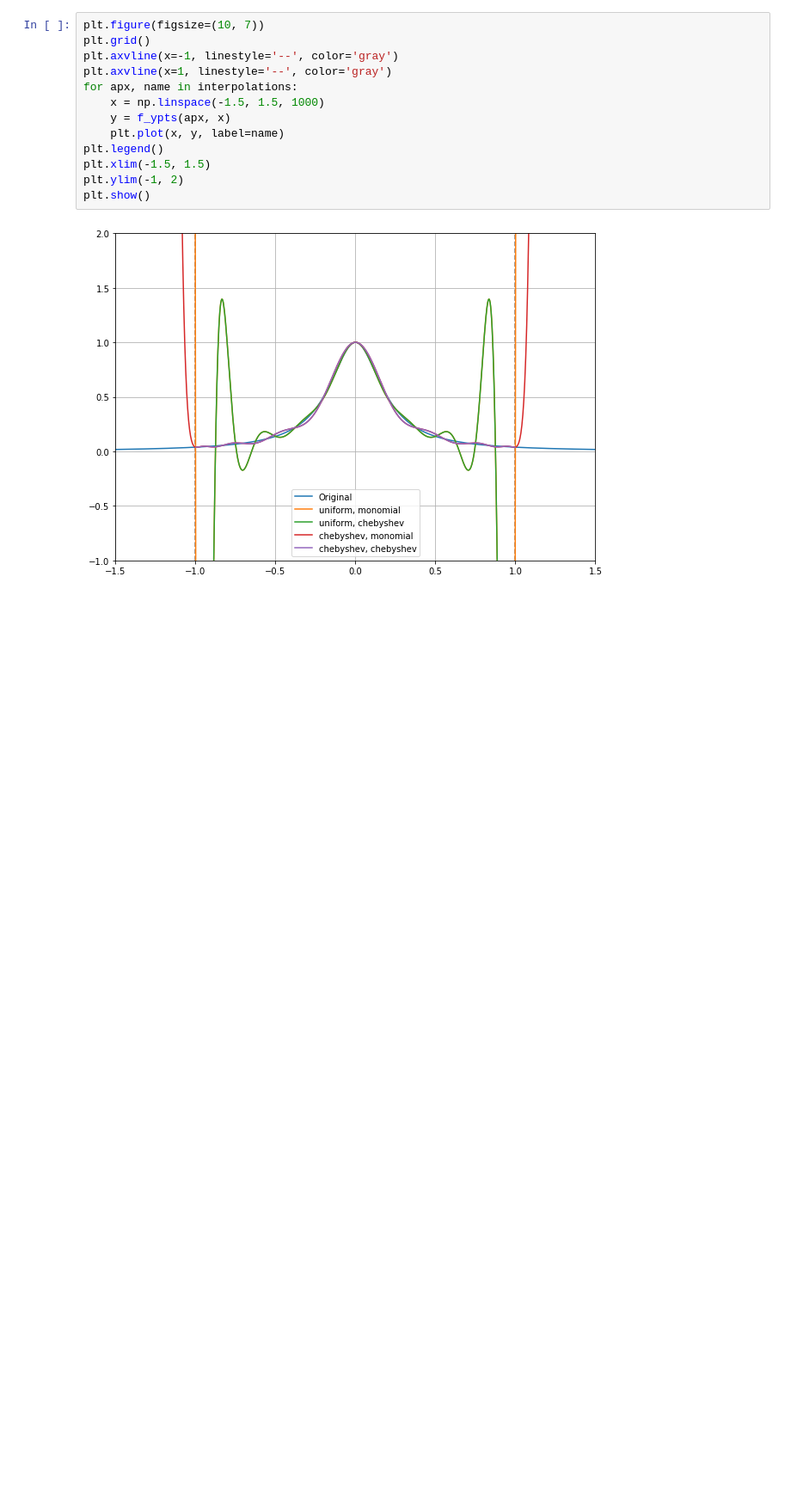
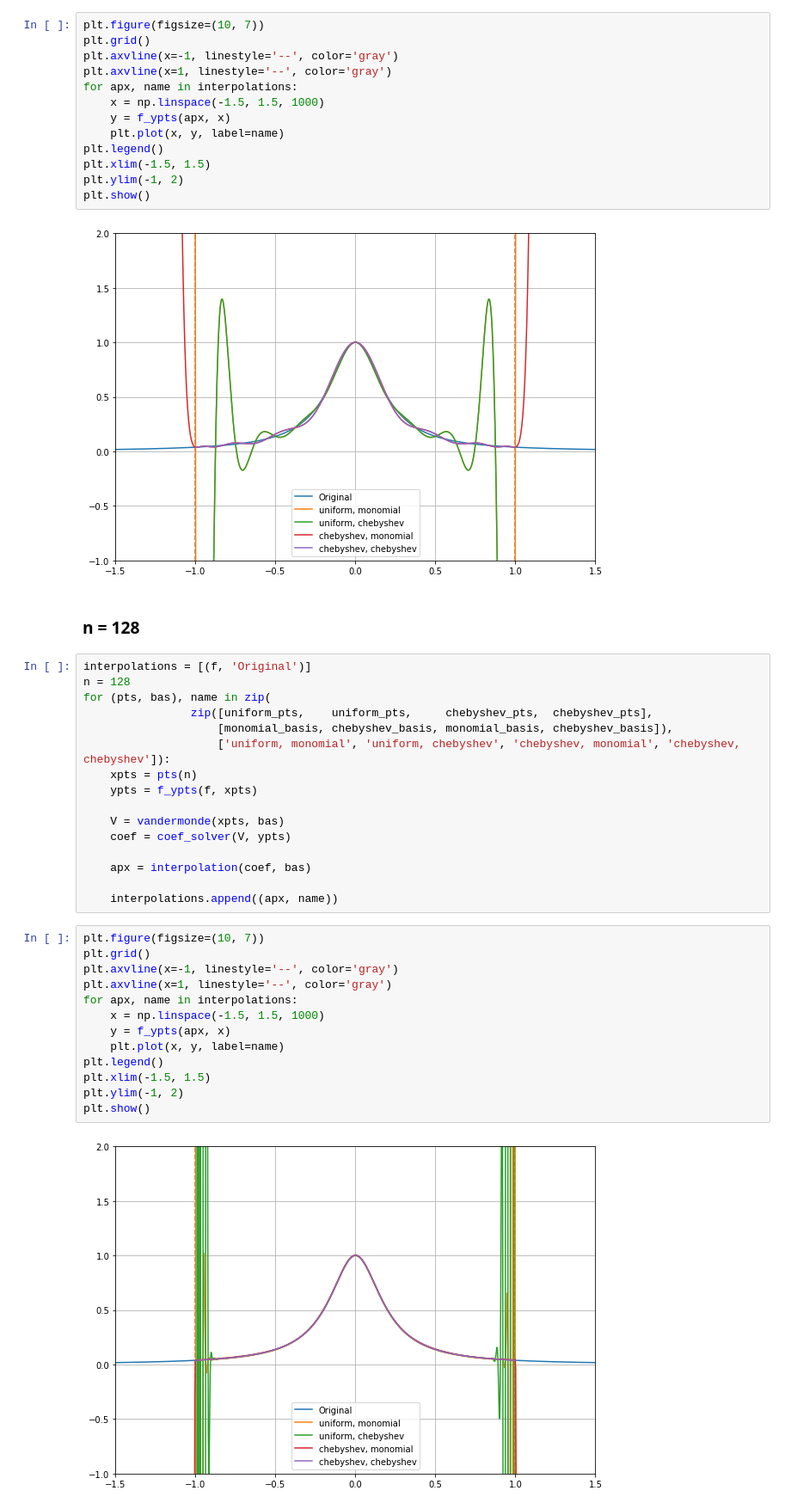
Before and after one commit to sharath/MATH651, a Jupyter notebook: hw3.ipynb, the cells around one changed output. Shown at 86% size. Cells and saved outputs as stored; diff of their text form; blank space fills up the shorter version.

```diff
--- a/hw3.ipynb
+++ b/hw3.ipynb
@@ -302,3 +302,36 @@ plt.ylim(-1, 2)
 plt.show()
 # %% [output]
 [figure]
+# %% [markdown]
+### n = 128
+# %%
+interpolations = [(f, 'Original')]
+n = 128
+for (pts, bas), name in zip(
+                zip([uniform_pts,    uniform_pts,     chebyshev_pts,  chebyshev_pts],
+                    [monomial_basis, chebyshev_basis, monomial_basis, chebyshev_basis]),
+                    ['uniform, monomial', 'uniform, chebyshev', 'chebyshev, monomial', 'chebyshev, chebyshev']):
+    xpts = pts(n)
+    ypts = f_ypts(f, xpts)
+
+    V = vandermonde(xpts, bas)
+    coef = coef_solver(V, ypts)
+
+    apx = interpolation(coef, bas)
+
+    interpolations.append((apx, name))
+# %%
+plt.figure(figsize=(10, 7))
+plt.grid()
+plt.axvline(x=-1, linestyle='--', color='gray')
+plt.axvline(x=1, linestyle='--', color='gray')
+for apx, name in interpolations:
+    x = np.linspace(-1.5, 1.5, 1000)
+    y = f_ypts(apx, x)
+    plt.plot(x, y, label=name)
+plt.legend()
+plt.xlim(-1.5, 1.5)
+plt.ylim(-1, 2)
+plt.show()
+# %% [output]
+[figure, added]
```
